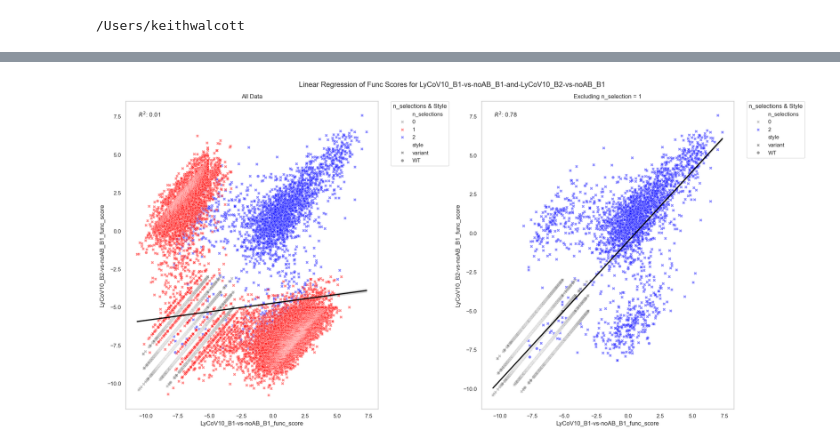
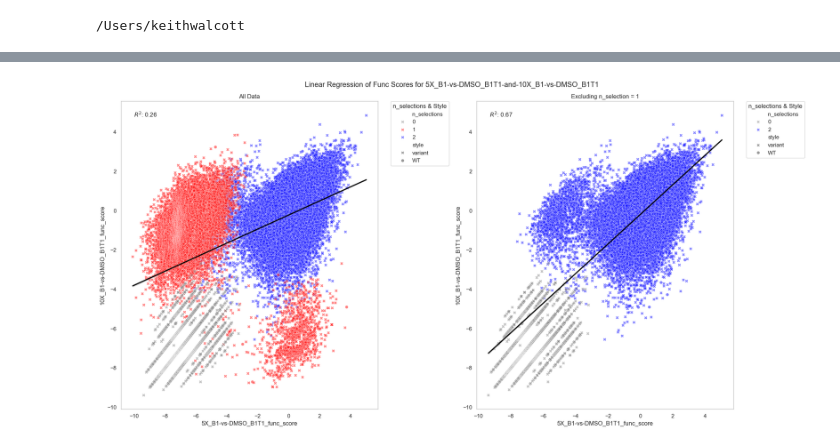
Before and after one commit to kwalcott97/kw_dms, a Jupyter notebook: Compare KW and BD func scores.ipynb, the cells around one changed output, grey strips where cells are left out. Drawn from its saved outputs; the diff is of its cells as text; code cells hidden in the pictures.

```diff
--- a/Compare KW and BD func scores.ipynb
+++ b/Compare KW and BD func scores.ipynb
@@ -305,4 +356,4 @@ plot_r2_vs_threshold(func_score_comparisons_BD, 'LyCoV10_B1-vs-noAB_B1-and-LyCoV
-# %%
-plot_func_scores(func_score_comparisons_BD, 'LyCoV10_B1-vs-noAB_B1-and-LyCoV10_B2-vs-noAB_B1')
-# %% [output]
-[figure, removed]
+# %%
+plot_func_scores(func_score_comparisons_coverage, '5X_B1-vs-DMSO_B1T1-and-10X_B1-vs-DMSO_B1T1')
+# %% [output]
+[figure, added]
```
Also changed, not shown: parts of 23 cells of this notebook, 1 other file.
